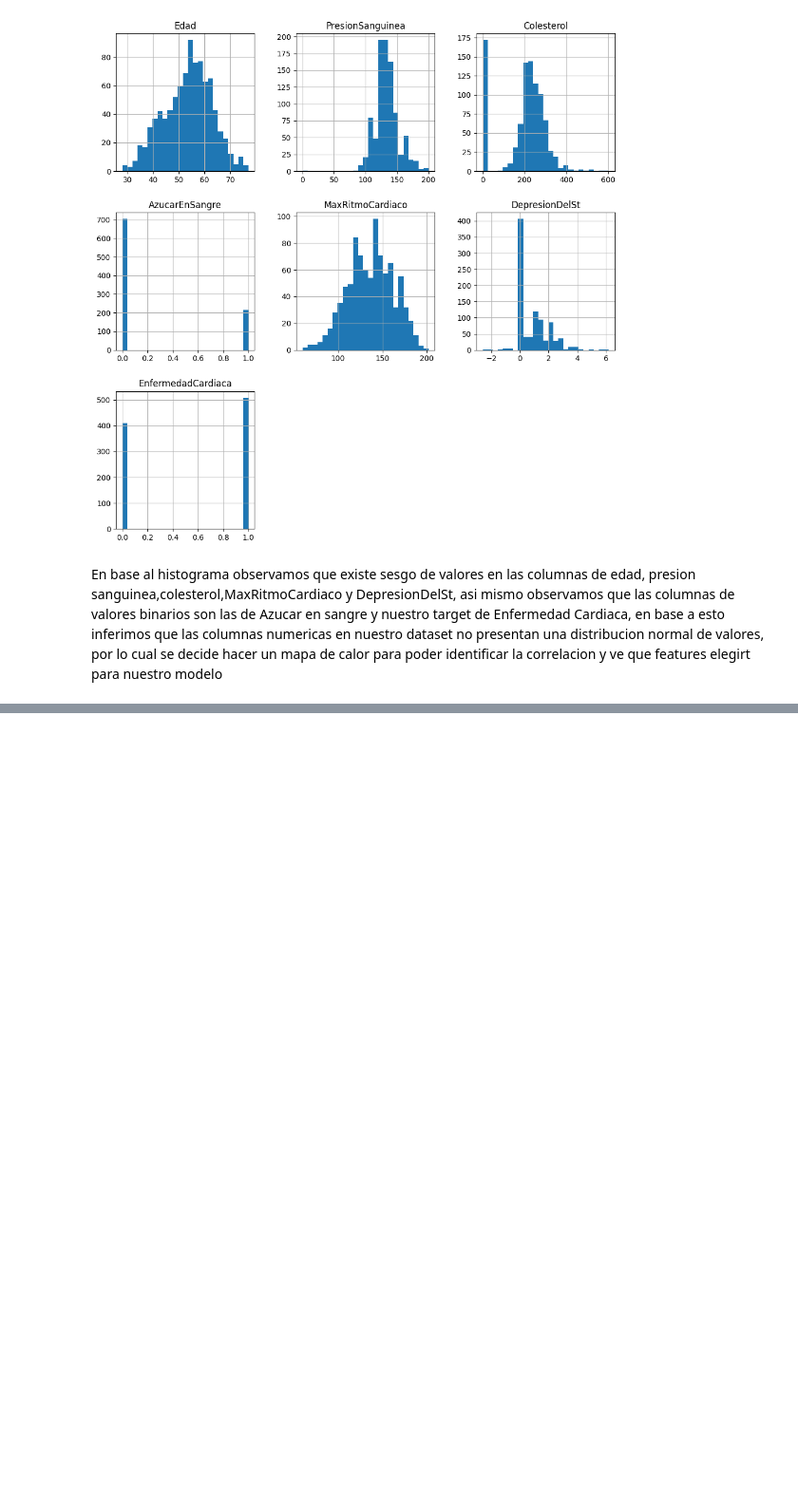
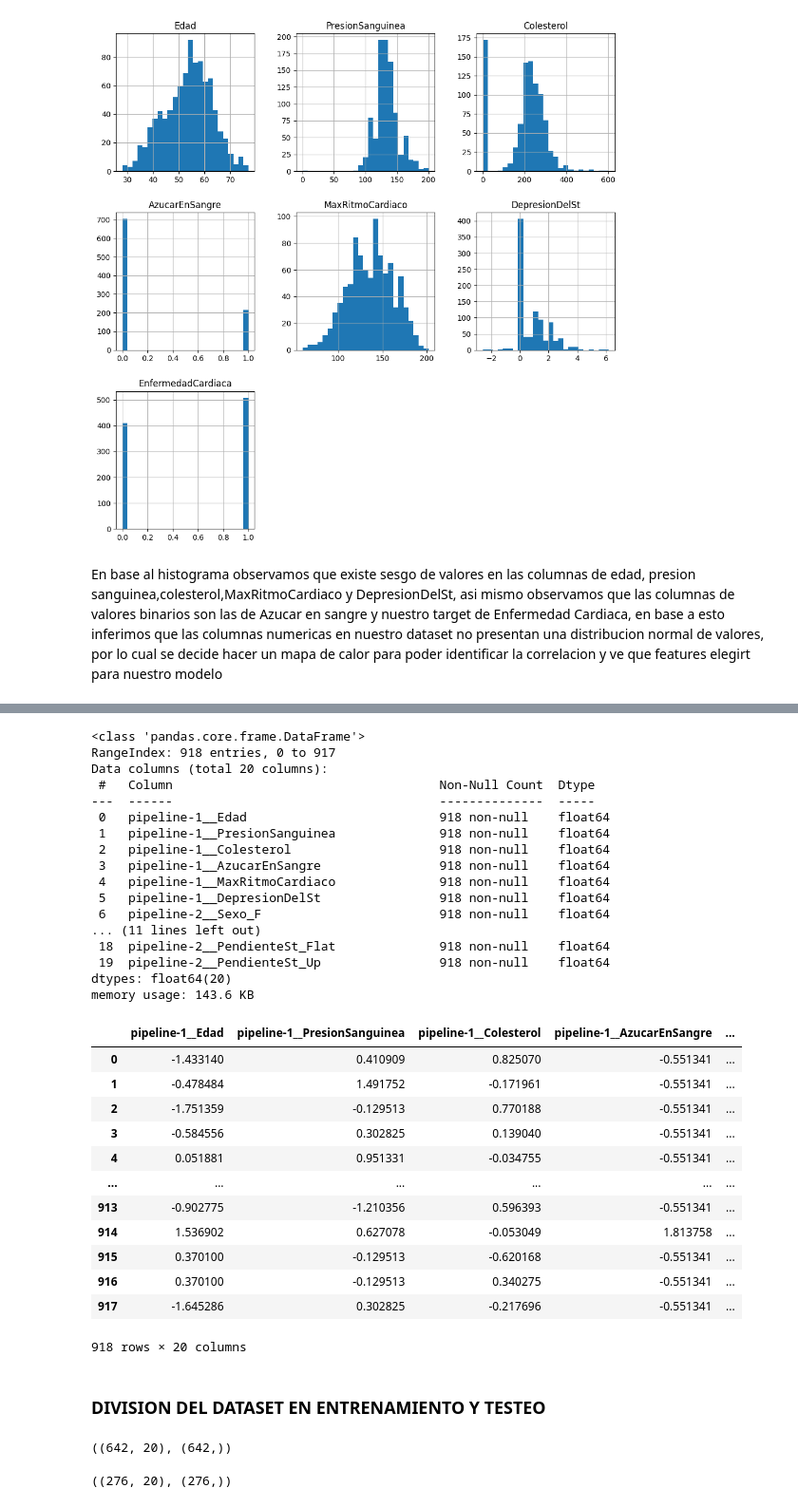
Before and after one commit to alexdaniel-23/Red-Neuronal-Simple-, a Jupyter notebook: enfermedad_cardiaca.ipynb, the cells around one changed output, grey strips where cells are left out. Shown at 95% size. Saved outputs shown, nothing was run; the diff lists cells and outputs as text; code cells hidden in the pictures; blank space fills up the shorter version.

Commit message:
TRAIN Y TEST

```diff
--- a/enfermedad_cardiaca.ipynb
+++ b/enfermedad_cardiaca.ipynb
@@ -303,0 +426,12 @@ ValueError: could not convert string to float: 'M'
+# %%
+one_hot_encoder = OneHotEncoder()
+standard_scaler = StandardScaler()
+# %%
+imputer_num = SimpleImputer(strategy="mean")
+imputer_cat = SimpleImputer(strategy="most_frequent")
+# %%
+col_transformer = make_column_transformer((make_pipeline(imputer_num,standard_scaler), num_selector),
+                                          (make_pipeline(imputer_cat,one_hot_encoder), cat_selector),
+                        remainder = 'passthrough')
+
+col_transformer
@@ -303,0 +452,2 @@ ValueError: could not convert string to float: 'M'
+# %%
+col_transformer.fit(X)
@@ -303,0 +468,38 @@ ValueError: could not convert string to float: 'M'
+# %%
+aux=col_transformer.transform(X)
+X_procesado=pd.DataFrame(aux,columns=col_transformer.get_feature_names_out())
+X_procesado.info()
+X_procesado
+# %% [output]
+<class 'pandas.core.frame.DataFrame'>
+RangeIndex: 918 entries, 0 to 917
+Data columns (total 20 columns):
+ #   Column                                    Non-Null Count  Dtype
+---  ------                                    --------------  -----
+ 0   pipeline-1__Edad                          918 non-null    float64
+ 1   pipeline-1__PresionSanguinea              918 non-null    float64
+ 2   pipeline-1__Colesterol                    918 non-null    float64
+ 3   pipeline-1__AzucarEnSangre                918 non-null    float64
+ 4   pipeline-1__MaxRitmoCardiaco              918 non-null    float64
+ 5   pipeline-1__DepresionDelSt                918 non-null    float64
+ 6   pipeline-2__Sexo_F                        918 non-null    float64
+... (11 lines left out)
+ 18  pipeline-2__PendienteSt_Flat              918 non-null    float64
+ 19  pipeline-2__PendienteSt_Up                918 non-null    float64
+dtypes: float64(20)
+memory usage: 143.6 KB
+|  | pipeline-1__Edad | pipeline-1__PresionSanguinea | pipeline-1__Colesterol | pipeline-1__AzucarEnSangre | ... |
+| 0 | -1.433140 | 0.410909 | 0.825070 | -0.551341 | ... |
+| 1 | -0.478484 | 1.491752 | -0.171961 | -0.551341 | ... |
+| 2 | -1.751359 | -0.129513 | 0.770188 | -0.551341 | ... |
+| 3 | -0.584556 | 0.302825 | 0.139040 | -0.551341 | ... |
+| 4 | 0.051881 | 0.951331 | -0.034755 | -0.551341 | ... |
+| ... | ... | ... | ... | ... | ... |
+| 913 | -0.902775 | -1.210356 | 0.596393 | -0.551341 | ... |
+| 914 | 1.536902 | 0.627078 | -0.053049 | 1.813758 | ... |
+| 915 | 0.370100 | -0.129513 | -0.620168 | -0.551341 | ... |
+| 916 | 0.370100 | -0.129513 | 0.340275 | -0.551341 | ... |
+| 917 | -1.645286 | 0.302825 | -0.217696 | -0.551341 | ... |
+918 rows × 20 columns
+# %% [markdown]
+### **DIVISION DEL DATASET EN ENTRENAMIENTO Y TESTEO**
@@ -303,0 +508,8 @@ ValueError: could not convert string to float: 'M'
+# %%
+X_train.shape,y_train.shape
+# %% [output]
+((642, 20), (642,))
+# %%
+X_test.shape,y_test.shape
+# %% [output]
+((276, 20), (276,))
```
Also changed, not shown: parts of 19 cells of this notebook.
